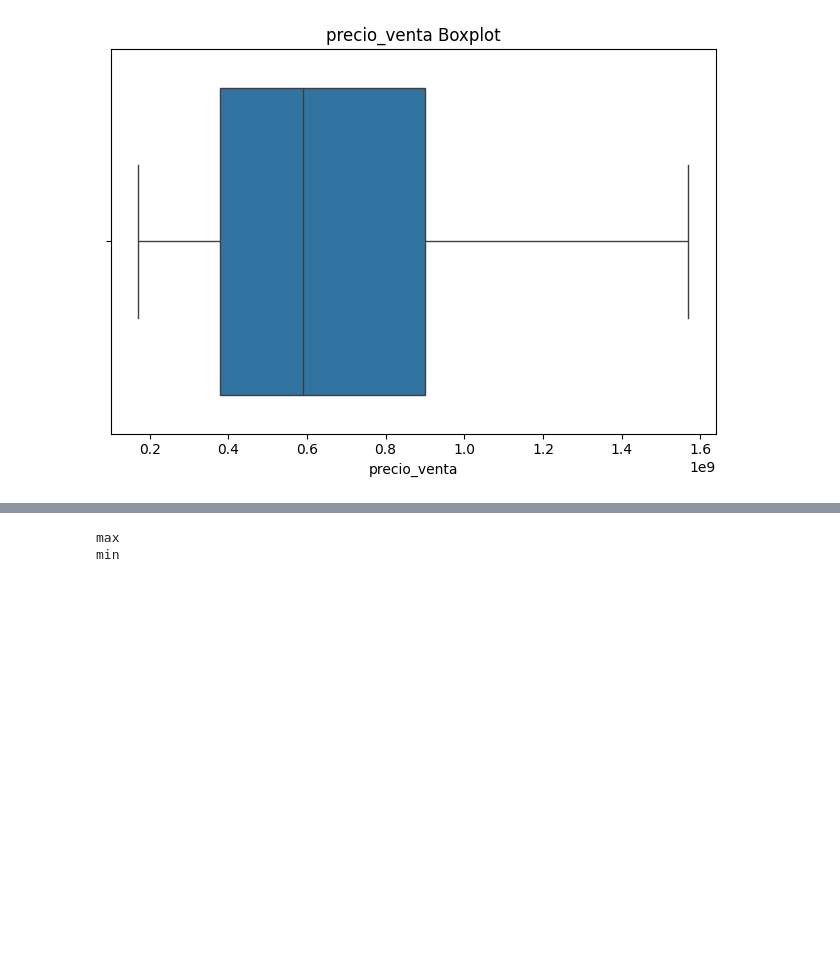
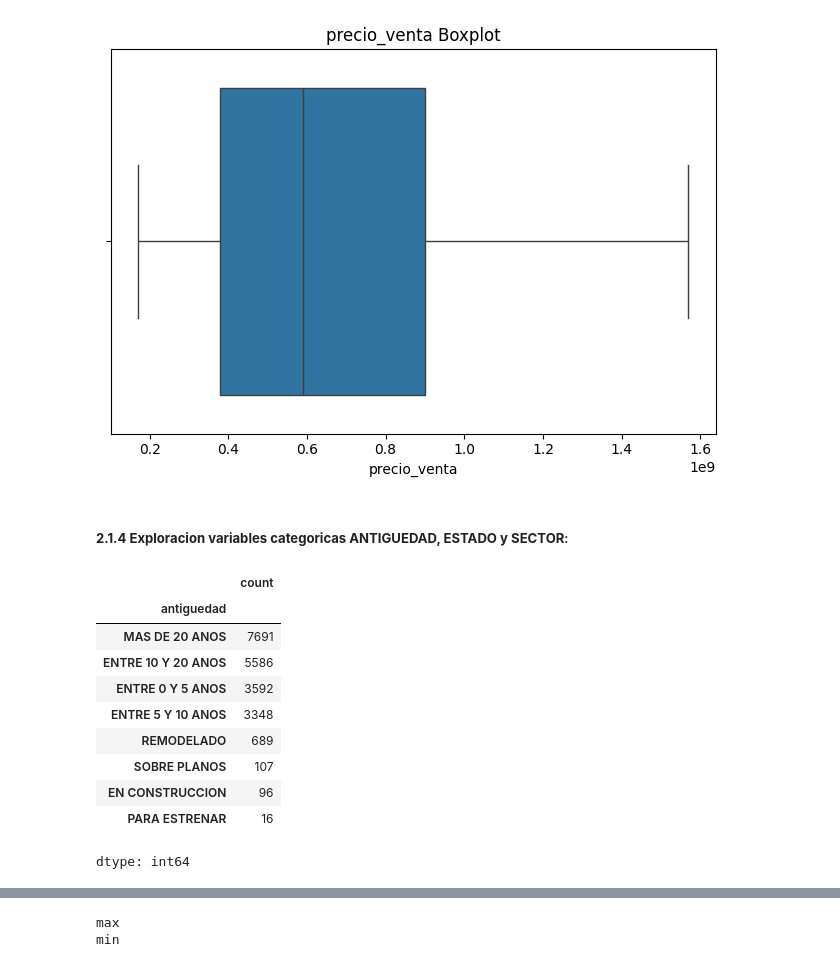
Before and after one commit to amrios80/linear-regression-tutorial, a Jupyter notebook: aptos/aptos.ipynb, the cells around one changed output, grey strips where cells are left out. Saved outputs shown, nothing was run; the diff lists cells and outputs as text; code cells hidden in the pictures; blank space fills up the shorter version.

```diff
--- a/aptos/aptos.ipynb
+++ b/aptos/aptos.ipynb
@@ -162,3 +162,19 @@ def boxplot(apto_df , field="precio_venta"):
 boxplot(apto_df, field="precio_venta")
 # %% [output]
 [figure]
+# %% [markdown]
+##### **2.1.4 Exploracion variables categoricas ANTIGUEDAD, ESTADO y SECTOR**:
+# %%
+apto_df["antiguedad"].value_counts()
+# %% [output]
+|  | count |
+| antiguedad |  |
+| MAS DE 20 ANOS | 7691 |
+| ENTRE 10 Y 20 ANOS | 5586 |
+| ENTRE 0 Y 5 ANOS | 3592 |
+| ENTRE 5 Y 10 ANOS | 3348 |
+| REMODELADO | 689 |
+| SOBRE PLANOS | 107 |
+| EN CONSTRUCCION | 96 |
+| PARA ESTRENAR | 16 |
+dtype: int64
```
Also changed, not shown: parts of 6 cells of this notebook.
